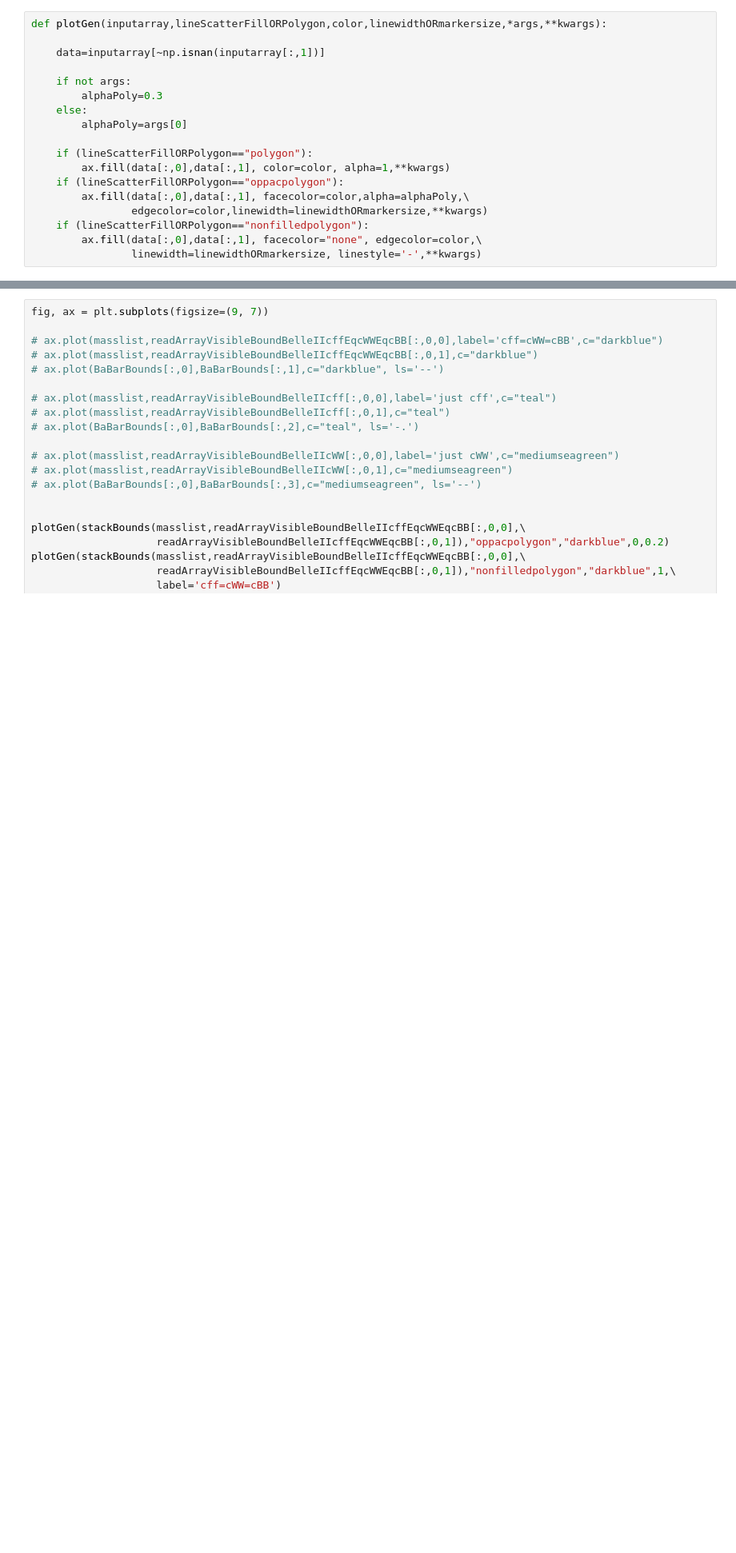
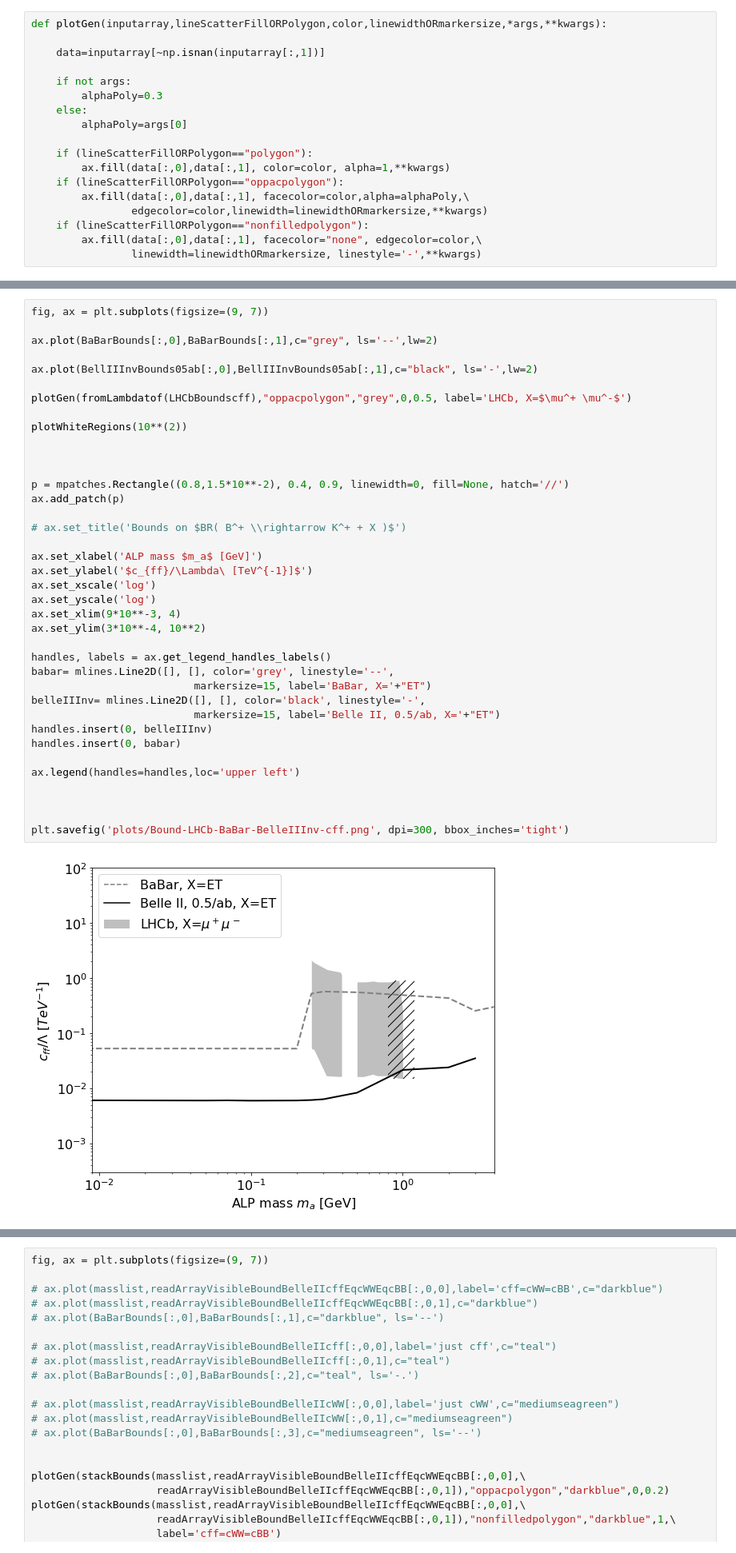
Before and after one commit to anasthesia/alps-BelleII, a Jupyter notebook: python/alps-visible-BelleII_3.0.ipynb, the cells around one changed output, grey strips where cells are left out. Shown at 80% size. Cells and saved outputs as stored; diff of their text form; blank space fills up the shorter version.

```diff
--- a/python/alps-visible-BelleII_3.0.ipynb
+++ b/python/alps-visible-BelleII_3.0.ipynb
@@ -1178,0 +1225,40 @@ plt.savefig('plots/BoundBelleII-cff.png', dpi=300, bbox_inches='tight')
+# %%
+fig, ax = plt.subplots(figsize=(9, 7))
+
+ax.plot(BaBarBounds[:,0],BaBarBounds[:,1],c="grey", ls='--',lw=2)
+
+ax.plot(BellIIInvBounds05ab[:,0],BellIIInvBounds05ab[:,1],c="black", ls='-',lw=2)
+
+plotGen(fromLambdatof(LHCbBoundscff),"oppacpolygon","grey",0,0.5, label='LHCb, X=$\mu^+ \mu^-$')
+
+plotWhiteRegions(10**(2))
+
+
+
+p = mpatches.Rectangle((0.8,1.5*10**-2), 0.4, 0.9, linewidth=0, fill=None, hatch='//')
+ax.add_patch(p)
+
+# ax.set_title('Bounds on $BR( B^+ \\rightarrow K^+ + X )$')
+
+ax.set_xlabel('ALP mass $m_a$ [GeV]')
+ax.set_ylabel('$c_{ff}/\Lambda\ [TeV^{-1}]$')
+ax.set_xscale('log')
+ax.set_yscale('log')
+ax.set_xlim(9*10**-3, 4)
+ax.set_ylim(3*10**-4, 10**2)
+
+handles, labels = ax.get_legend_handles_labels()
+babar= mlines.Line2D([], [], color='grey', linestyle='--',
+                          markersize=15, label='BaBar, X='+"ET")
+belleIIInv= mlines.Line2D([], [], color='black', linestyle='-',
+                          markersize=15, label='Belle II, 0.5/ab, X='+"ET")
+handles.insert(0, belleIIInv)
+handles.insert(0, babar)
+
+ax.legend(handles=handles,loc='upper left')
+
+
+
+plt.savefig('plots/Bound-LHCb-BaBar-BelleIIInv-cff.png', dpi=300, bbox_inches='tight')
+# %% [output]
+[figure, added]
```
Also changed, not shown: parts of 15 cells of this notebook.
